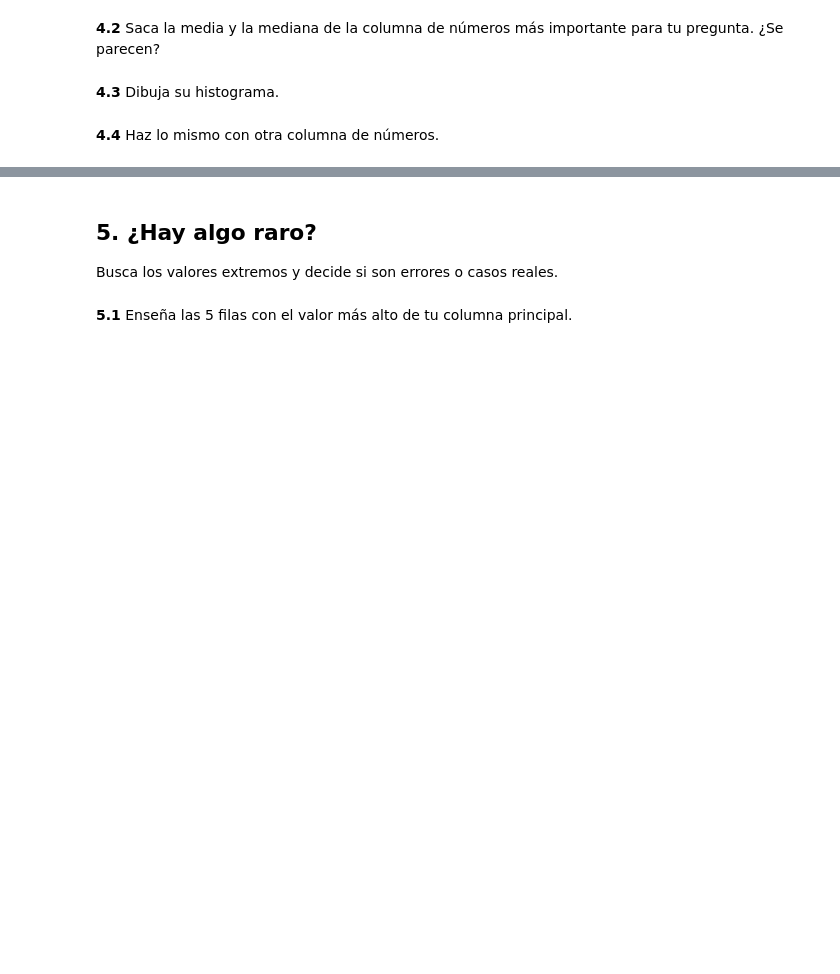
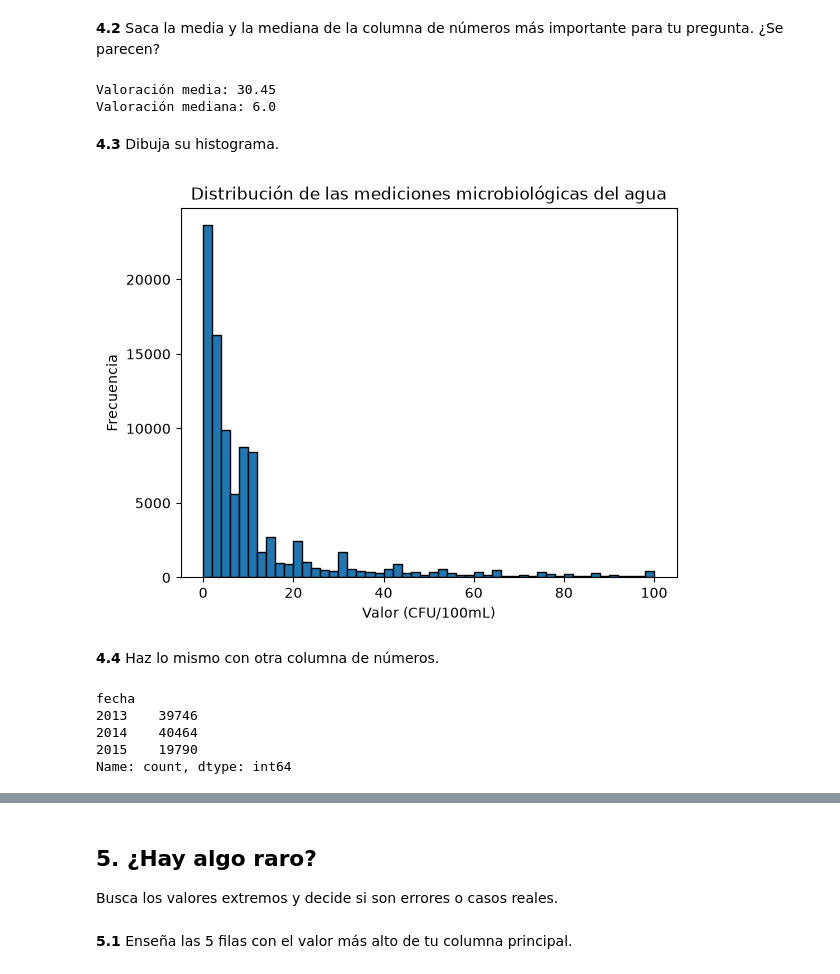
Before and after one commit to eripinor/water-quality-lab, a Jupyter notebook: eda.ipynb, the cells around one changed output, grey strips where cells are left out. Saved outputs shown, nothing was run; the diff lists cells and outputs as text; code cells hidden in the pictures; blank space fills up the shorter version.

```diff
--- a/eda.ipynb
+++ b/eda.ipynb
@@ -102,3 +105,5 @@ dtypes: float64(3), str(6)
 memory usage: 11.1 MB
 # %% [markdown]
 **1.4** Quédate con las columnas que te sirven para tu pregunta, o quita las que sobran.
+# %%
+aguas = aguas.drop(columns=["source"])
@@ -105,2 +112,8 @@ memory usage: 11.1 MB
+# %%
+aguas["date"] = pd.to_datetime(aguas["date"])
 # %% [markdown]
 **1.5** Si los nombres de las columnas están en inglés o son raros, ponles nombres en español.
+# %%
+aguas.columns = ["fecha", "indicador", "valor", "unidad", "latitud", "longitud", "region", "tipo_agua"]
+
+aguas.head()
@@ -133,2 +241,7 @@ Comprueba si hay algo contado dos veces.
 # %% [markdown]
 **3.3** Decide si las quitas, y hazlo. Si no son la misma fila, no se quitan.
+# %%
+# No hay que eliminar ningún registro, porque no hemos encontrado filas completamente duplicadas.
+
+aguas = aguas.drop_duplicates()
+aguas.shape
@@ -143,6 +281,36 @@ Mira los números con el describe, la media, la mediana y un histograma.
 # %% [markdown]
 **4.2** Saca la media y la mediana de la columna de números más importante para tu pregunta. ¿Se parecen?
+# %%
+# La columna más importante para nuestro análisis es valor, porque contiene los resultados de las mediciones microbiológicas.
+
+print("Valoración media:", round(aguas["valor"].mean(), 2))
+print("Valoración mediana:", round(aguas["valor"].median(), 2))
+# %% [output]
+Valoración media: 30.45
+Valoración mediana: 6.0
 # %% [markdown]
 **4.3** Dibuja su histograma.
+# %%
+aguas["valor"].plot(
+    kind="hist",
+    bins=50,
+    edgecolor="black",
+    range=(0, 100),
+    title="Distribución de las mediciones microbiológicas del agua"
+)
+
+plt.xlabel("Valor (CFU/100mL)")
+plt.ylabel("Frecuencia")
+plt.show()
+# %% [output]
+[figure, added]
 # %% [markdown]
 **4.4** Haz lo mismo con otra columna de números.
+# %%
+aguas["fecha"].dt.year.value_counts().sort_index()
+# %% [output]
+fecha
+2013    39746
+2014    40464
+2015    19790
+Name: count, dtype: int64
```
Also changed, not shown: parts of 40 cells of this notebook, 3 other files.
